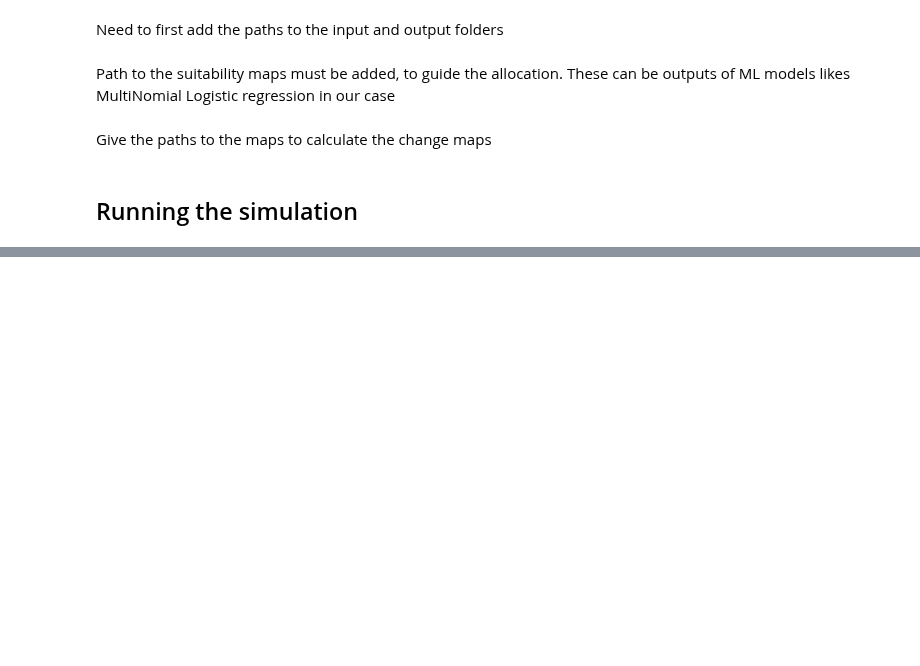
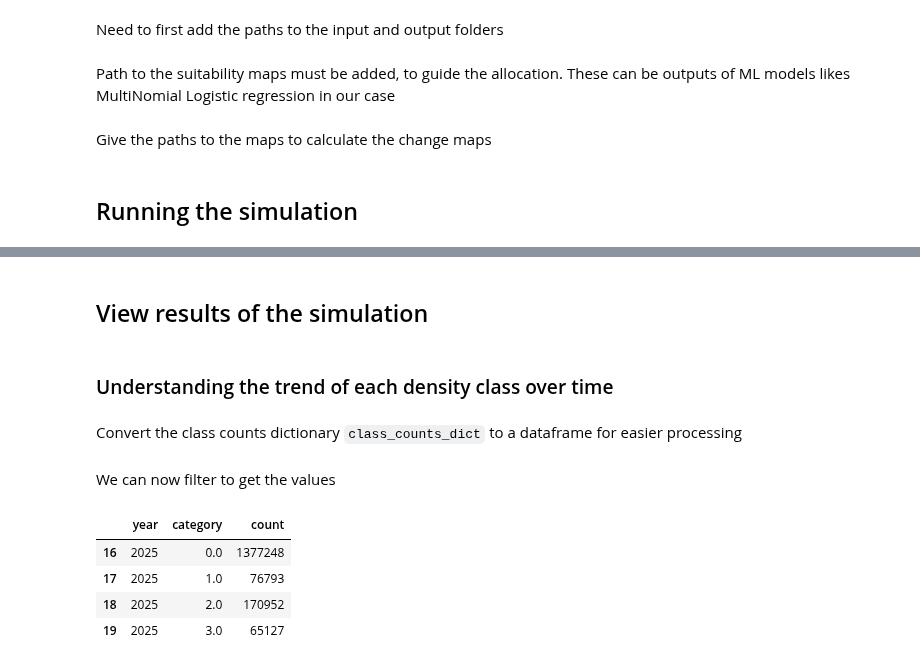
Before and after one commit to Anachak355/SuSceMod, a Jupyter notebook: SuSceMod/examples/Example.ipynb, the cells around one changed output, grey strips where cells are left out. Drawn from its saved outputs; the diff is of its cells as text; code cells hidden in the pictures; blank space fills up the shorter version.

```diff
--- a/SuSceMod/examples/Example.ipynb
+++ b/SuSceMod/examples/Example.ipynb
@@ -96,3 +111,9 @@ template_raster_path = input_folder + f'BU_{change_years[0]}.tif'
 # %%
 for year in simulated_maps.keys():
     data_utilities.writeraster(template_raster_path, output_paths[year], simulated_maps[year])
+# %% [markdown]
+## View results of the simulation
+# %% [markdown]
+### Understanding the trend of each density class over time
+# %% [markdown]
+Convert the class counts dictionary `class_counts_dict` to a dataframe for easier processing
@@ -98,0 +122,10 @@ for year in simulated_maps.keys():
+# %% [markdown]
+We can now filter to get the values
+# %%
+class_counts_df[class_counts_df['year']==2025]
+# %% [output]
+|  | year | category | count |
+| 16 | 2025 | 0.0 | 1377248 |
+| 17 | 2025 | 1.0 | 76793 |
+| 18 | 2025 | 2.0 | 170952 |
+| 19 | 2025 | 3.0 | 65127 |
```
Also changed, not shown: parts of 12 cells of this notebook, 24 other files.
